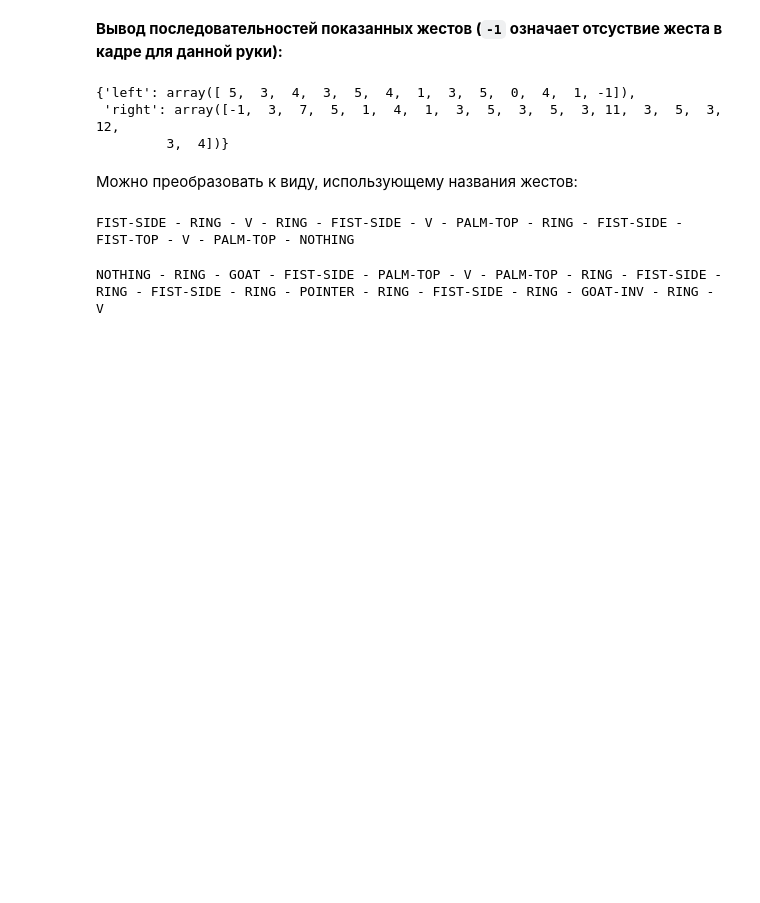
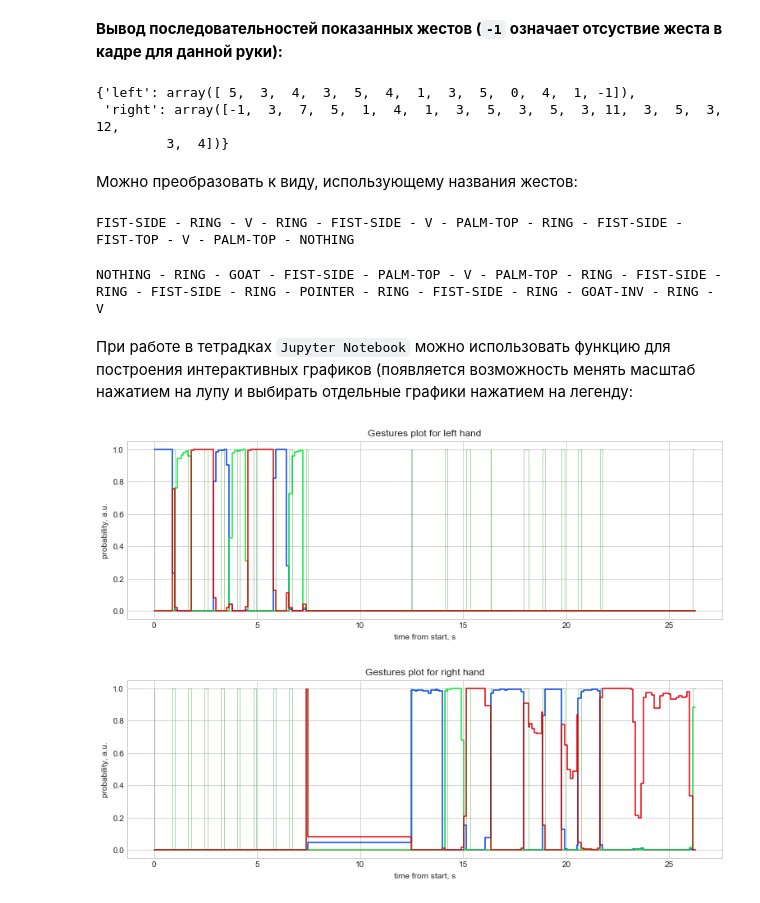
Before and after one commit to lysuhin/visme-notebooks, a Jupyter notebook: api-example.ipynb, the cells around one changed output. Drawn from its saved outputs; the diff is of its cells as text; code cells hidden in the pictures; blank space fills up the shorter version.

```diff
--- a/api-example.ipynb
+++ b/api-example.ipynb
@@ -136,3 +136,13 @@ FIST-SIDE - RING - V - RING - FIST-SIDE - V - PALM-TOP - RING - FIST-SIDE - FIST
 print(" - ".join([session.gesture_names[g] for g in session.sequence["right"]]))
 # %% [output]
 NOTHING - RING - GOAT - FIST-SIDE - PALM-TOP - V - PALM-TOP - RING - FIST-SIDE - RING - FIST-SIDE - RING - POINTER - RING - FIST-SIDE - RING - GOAT-INV - RING - V
+# %% [markdown]
+При работе в тетрадках `Jupyter Notebook` можно использовать функцию для построения интерактивных графиков (появляется возможность менять масштаб нажатием на лупу и выбирать отдельные графики нажатием на легенду:
+# %%
+import mpld3
+mpld3.enable_notebook()
+session.plot_interactive(gestures='expected', hands="all")
+mpld3.disable_notebook()
+# %% [output]
+[figure, added]
+[figure, added]
```
